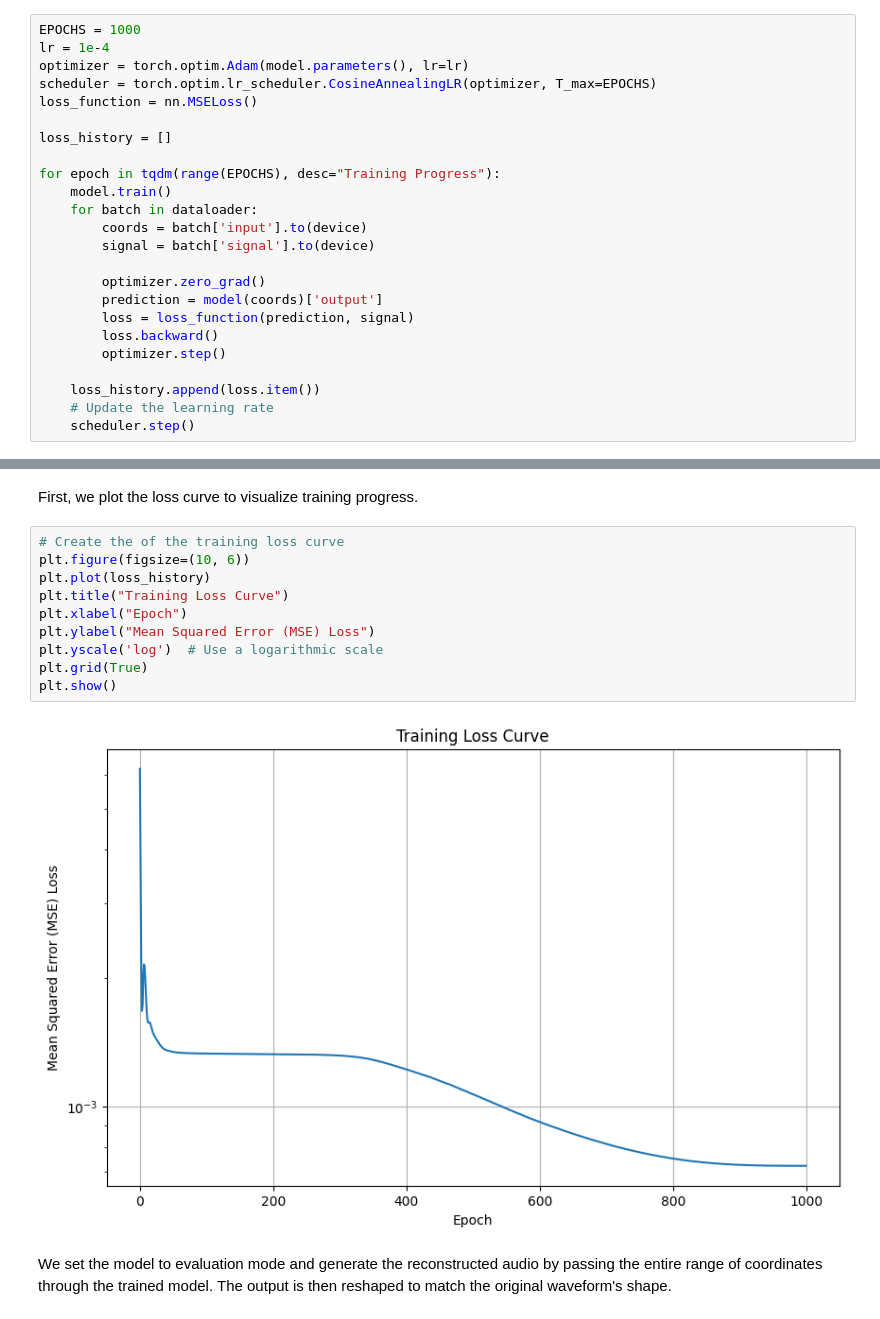
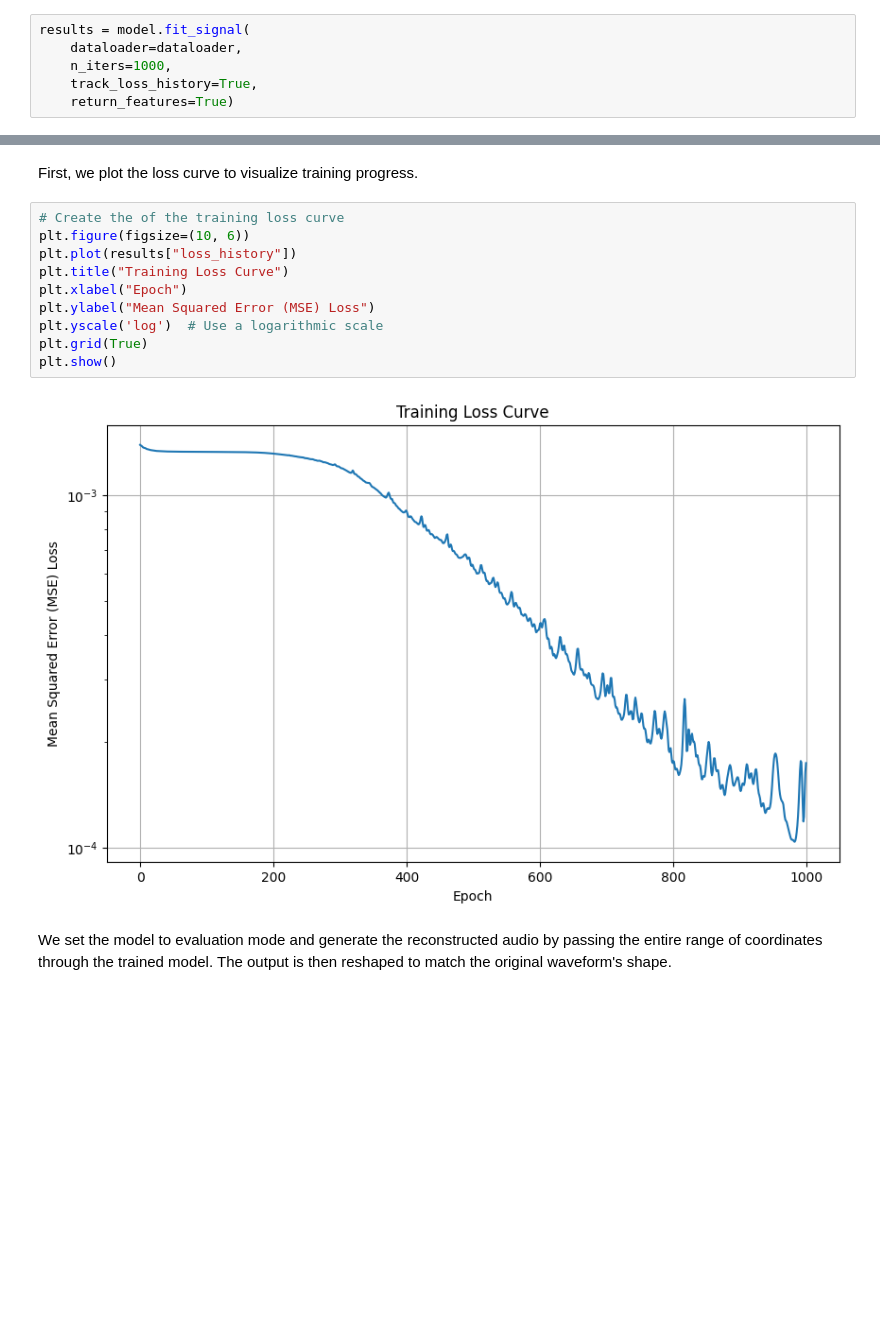
Before and after one commit to kushalvyas/alpine, a Jupyter notebook: examples/siren_audio.ipynb, the cells around one changed output, grey strips where cells are left out. Cells and saved outputs as stored; diff of their text form; blank space fills up the shorter version.

Commit message:
Trained INR using Alpine built-in functions instead of manually

```diff
--- a/examples/siren_audio.ipynb
+++ b/examples/siren_audio.ipynb
@@ -134,27 +136,9 @@ Now we fit the Siren model to the audio data. Since we are working with audio si
-# %%
-EPOCHS = 1000
-lr = 1e-4
-optimizer = torch.optim.Adam(model.parameters(), lr=lr)
-scheduler = torch.optim.lr_scheduler.CosineAnnealingLR(optimizer, T_max=EPOCHS)
-loss_function = nn.MSELoss()
-
-loss_history = []
-
-for epoch in tqdm(range(EPOCHS), desc="Training Progress"):
-    model.train()
-    for batch in dataloader:
-        coords = batch['input'].to(device)
-        signal = batch['signal'].to(device)
-
-        optimizer.zero_grad()
-        prediction = model(coords)['output']
-        loss = loss_function(prediction, signal)
-        loss.backward()
-        optimizer.step()
-
-    loss_history.append(loss.item())
-    # Update the learning rate
-    scheduler.step()
+# %%
+results = model.fit_signal(
+    dataloader=dataloader,
+    n_iters=1000,
+    track_loss_history=True,
+    return_features=True)
 # %% [markdown]
 
 ---
@@ -172,15 +156,15 @@ First, we plot the loss curve to visualize training progress.
 # %%
 # Create the of the training loss curve
 plt.figure(figsize=(10, 6))
-plt.plot(loss_history)
+plt.plot(results["loss_history"])
 plt.title("Training Loss Curve")
 plt.xlabel("Epoch")
 plt.ylabel("Mean Squared Error (MSE) Loss")
 plt.yscale('log')  # Use a logarithmic scale
 plt.grid(True)
 plt.show()
 # %% [output]
-[figure, old version]
+[figure, new version]
 # %% [markdown]
 We set the model to evaluation mode and generate the reconstructed audio by passing the entire range of coordinates through the trained model. The output is then reshaped to match the original waveform's shape.
 # %%
```
Also changed, not shown: parts of 3 cells of this notebook.
